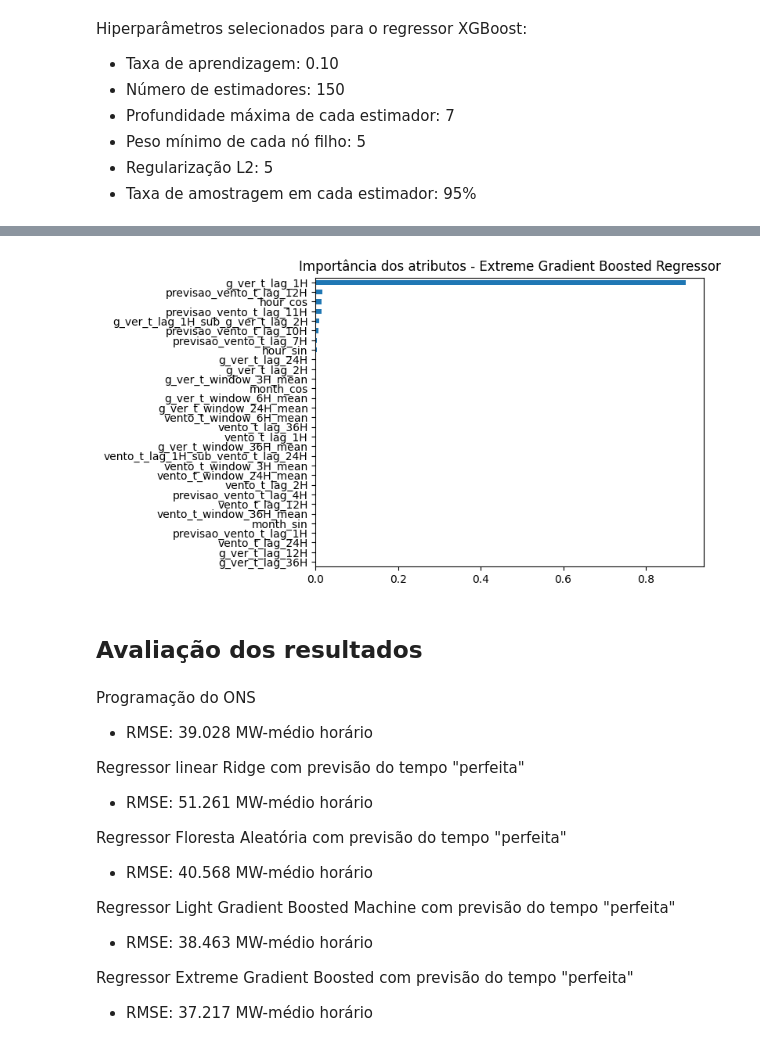
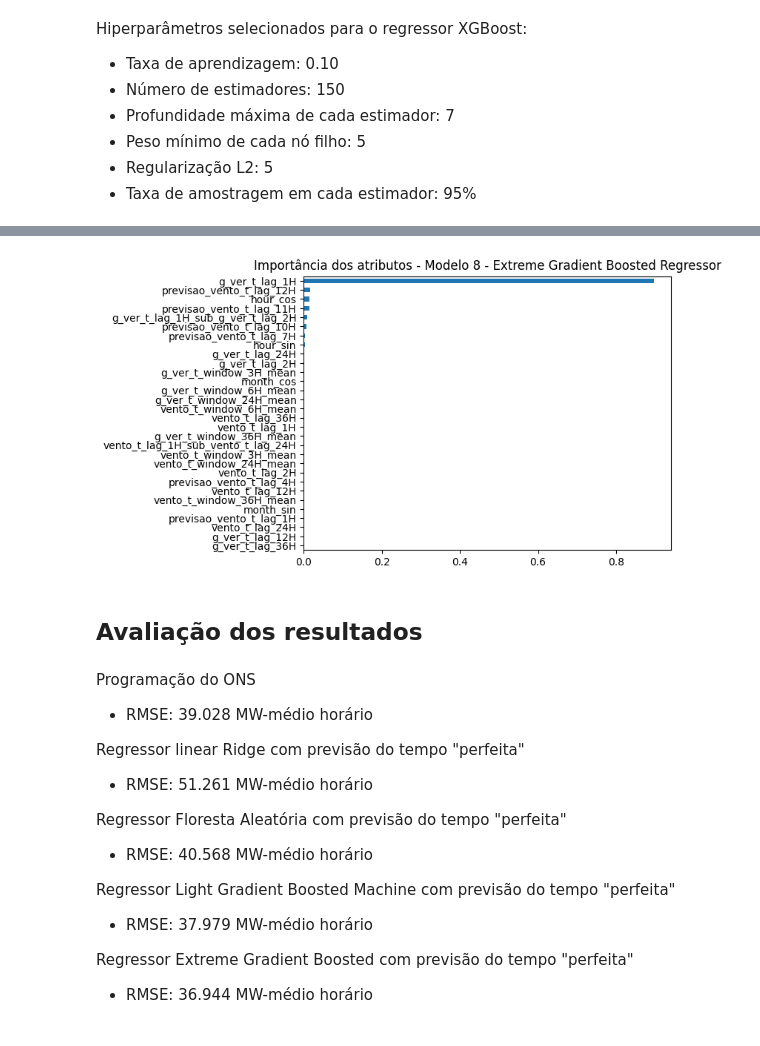
Before and after one commit to AlexandreWNeto/TCC_data_science_PUC_Minas, a Jupyter notebook: Cadernos/009_Previsão de geração com previsão do tempo.ipynb, the cells around one changed output, grey strips where cells are left out. Cells and saved outputs as stored; diff of their text form; code cells hidden in the pictures.

```diff
--- a/Cadernos/009_Previsão de geração com previsão do tempo.ipynb
+++ b/Cadernos/009_Previsão de geração com previsão do tempo.ipynb
@@ -1486,10 +1486,10 @@ Previsão da geração eólica de 36 horas a partir de 2023-10-12
 # %%
 feature_importances = pd.Series(np.abs(model_8.feature_importances_))
 feature_importances.index = X_train_transformed.columns
 feature_importances = feature_importances.sort_values()
-feature_importances.plot.barh(title="Importância dos atributos - Extreme Gradient Boosted Regressor");
+feature_importances.plot.barh(title="Importância dos atributos - Modelo 8 - Extreme Gradient Boosted Regressor");
 # %% [output]
-[figure, old version]
+[figure, new version]
 # %% [markdown]
 ## Avaliação dos resultados
 # %% [markdown]
@@ -1505,8 +1505,8 @@ Regressor Floresta Aleatória com previsão do tempo "perfeita"
 
 
 Regressor Light Gradient Boosted Machine com previsão do tempo "perfeita"
-- RMSE: 38.463 MW-médio horário
+- RMSE: 37.979 MW-médio horário
 
 
 Regressor Extreme Gradient Boosted com previsão do tempo "perfeita"
-- RMSE: 37.217 MW-médio horário
+- RMSE: 36.944 MW-médio horário
```
Also changed, not shown: parts of 6 cells of this notebook, 1 other file.
